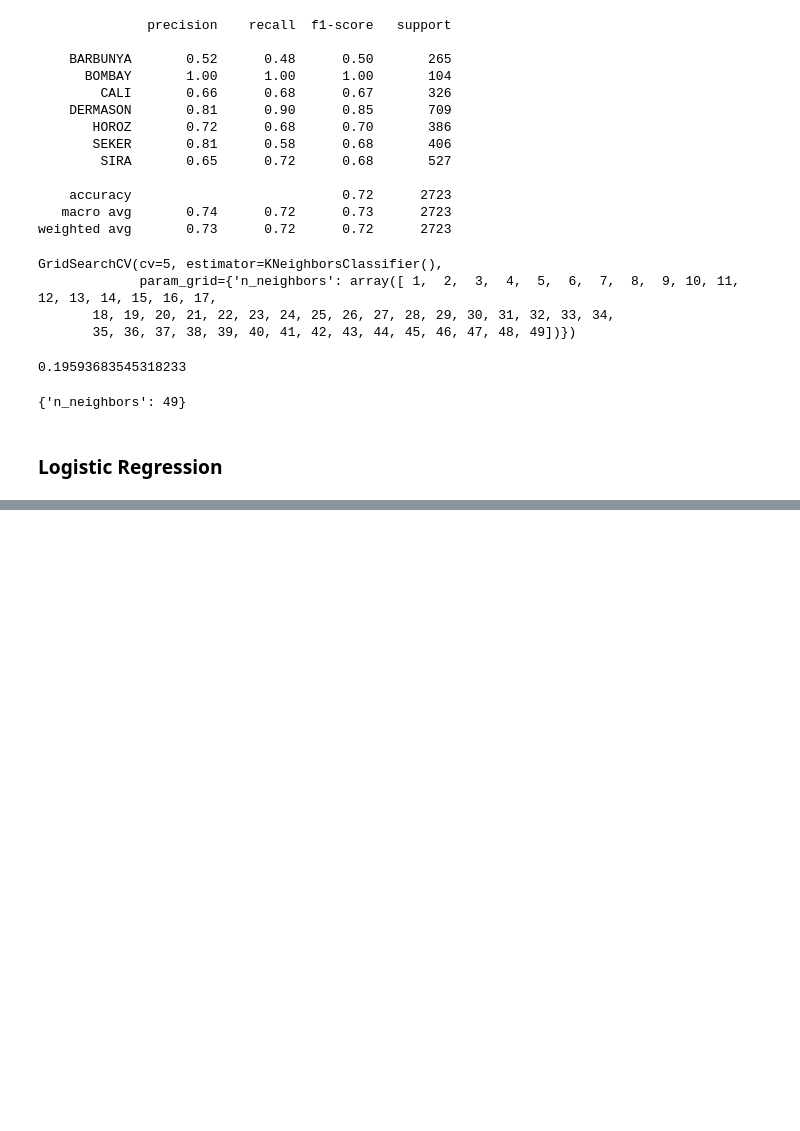
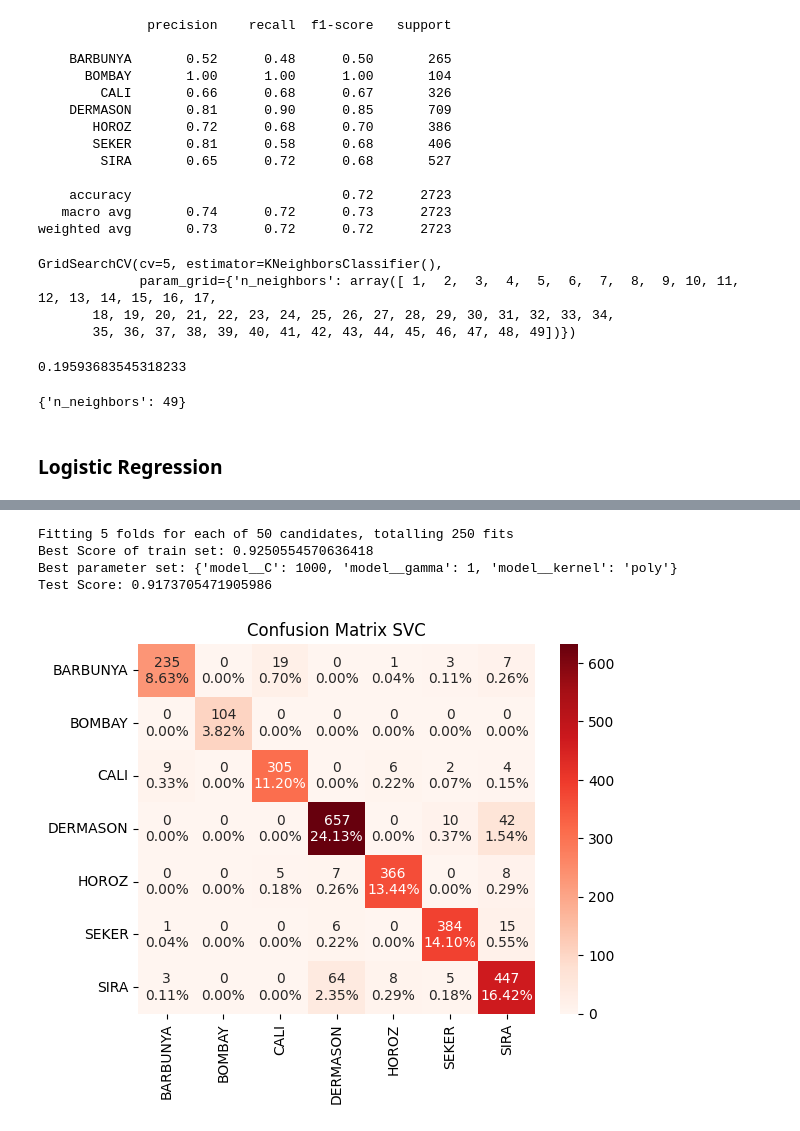
Before and after one commit to amin-eghbalian/dry_bean, a Jupyter notebook: dry_bean.ipynb, the cells around one changed output, grey strips where cells are left out. Saved outputs shown, nothing was run; the diff lists cells and outputs as text; code cells hidden in the pictures; blank space fills up the shorter version.

Commit message:
some changes in log reg model and svc model was added

```diff
--- a/dry_bean.ipynb
+++ b/dry_bean.ipynb
@@ -369,0 +403,45 @@ labels_matrix
+# %%
+grid_search_svc = GridSearchCV(
+    svc_clf_pipeline,
+    param_grid=param_grid_svc,
+    cv=5,
+    scoring="accuracy",
+    verbose=True,
+    n_jobs=-1,
+)
+# %%
+grid_search_svc.fit(X_train, y_train)
+
+print("Best Score of train set: " + str(grid_search_svc.best_score_))
+print("Best parameter set: " + str(grid_search_svc.best_params_))
+print("Test Score: " + str(grid_search_svc.score(X_valid, y_valid)))
+# %% [output]
+Fitting 5 folds for each of 50 candidates, totalling 250 fits
+Best Score of train set: 0.9250554570636418
+Best parameter set: {'model__C': 1000, 'model__gamma': 1, 'model__kernel': 'poly'}
+Test Score: 0.9173705471905986
+# %%
+y_pred_svc = grid_search_svc.best_estimator_.predict(X_valid)
+# %%
+confusion_matrix_svc = confusion_matrix(y_valid, y_pred_svc)
+# %%
+# labels = ["BARBUNYA","BOMBAY","CALI","DERMASON","HOROZ","SEKER","SIRA"]
+# group_names = ["BARBUNYA","BOMBAY","CALI","DERMASON","HOROZ","SEKER","SIRA"]
+group_counts = [
+    "{0:0.0f}".format(value) for value in confusion_matrix_svc.flatten()
+]
+group_percentages = [
+    "{0:.2%}".format(value)
+    for value in confusion_matrix_svc.flatten() / np.sum(confusion_matrix_svc)
+]
+labels_matrix = [
+    f"{v1}\n{v2}"
+    for v1, v2 in zip(group_counts, group_percentages)
+]
+labels_matrix = np.asarray(labels_matrix).reshape(7, 7)
+sns.heatmap(confusion_matrix_logistic, annot=labels_matrix, fmt="", cmap="Reds",
+            xticklabels = labels, yticklabels = labels)
+plt.title("Confusion Matrix SVC")
+plt.show()
+# %% [output]
+[figure, added]
```
Also changed, not shown: parts of 24 cells of this notebook.
